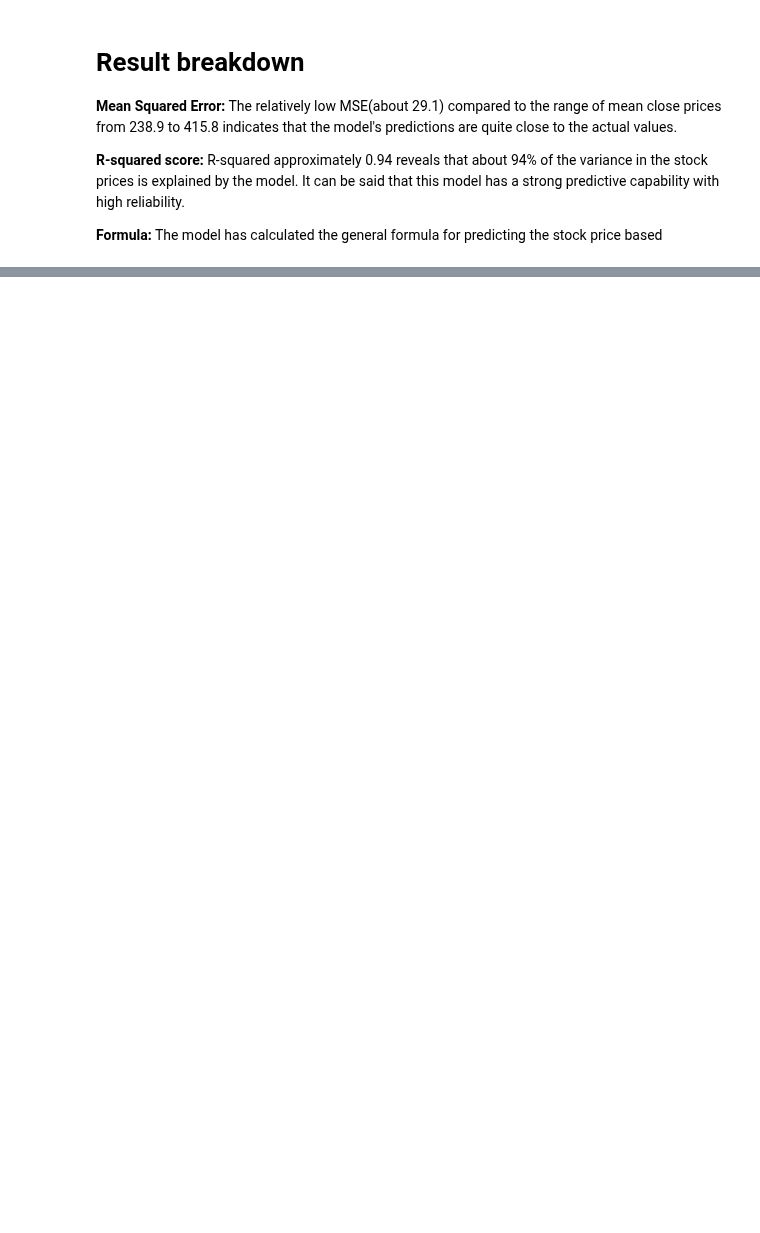
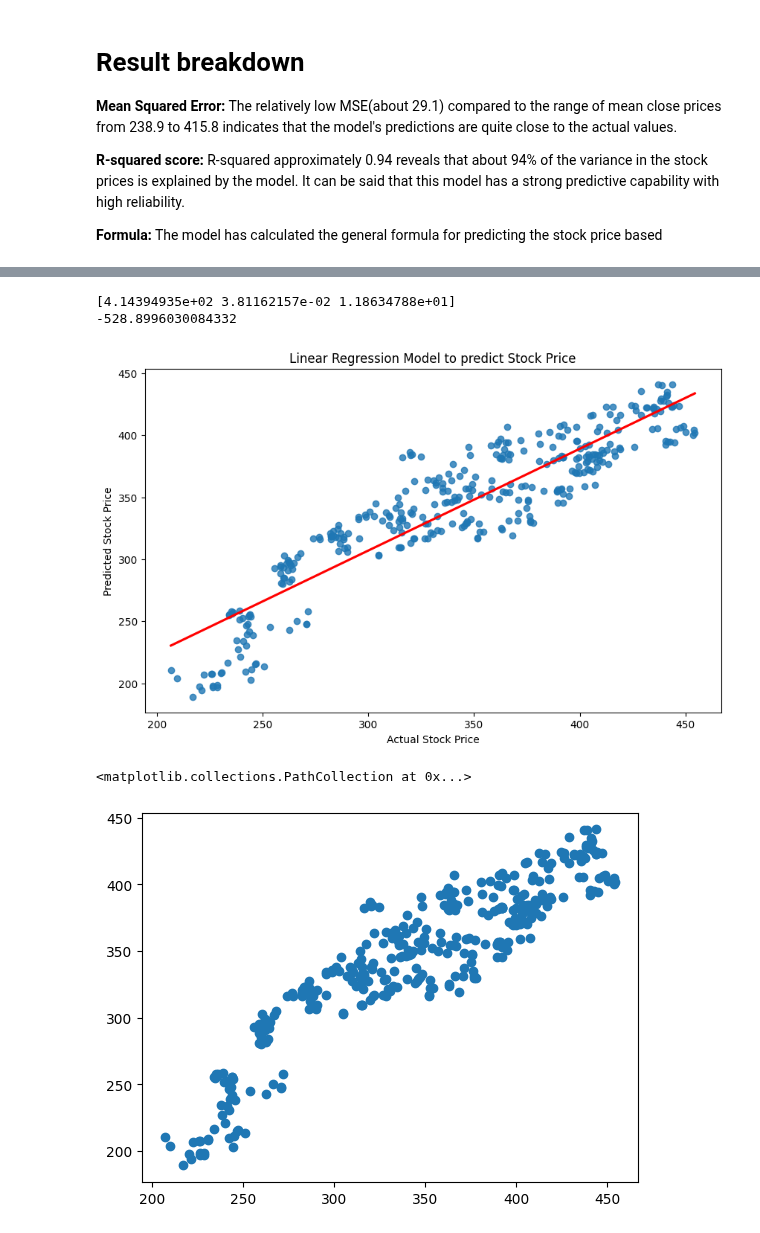
Before and after one commit to Ailey-Prmil/Statistics-Analysis-Project, a Jupyter notebook: Machine Learning/Linear_regression.ipynb, the cells around one changed output, grey strips where cells are left out. Saved outputs shown, nothing was run; the diff lists cells and outputs as text; code cells hidden in the pictures; blank space fills up the shorter version.

```diff
--- a/Machine Learning/Linear_regression.ipynb
+++ b/Machine Learning/Linear_regression.ipynb
@@ -317,0 +393,36 @@ R-squared Score:  0.9951359204602771
+# %%
+# Import libraries
+import pandas as pd
+import numpy as np
+import matplotlib.pyplot as plt
+%matplotlib inline
+import seaborn as sns
+
+# Load dataset from cav files
+data_df = pd.read_csv('../Data/merged_data.csv')
+X = data_df[['Close Currency Rate', 'Total_Sales_EUR_Million', 'EPS']]
+y = data_df['Close Stock Price']
+from sklearn.model_selection import train_test_split
+X_train , X_test, y_train, y_test = train_test_split(X, y, test_size=0.2)
+from sklearn.linear_model import LinearRegression
+model = LinearRegression()
+model.fit(X_train, y_train)
+print(model.coef_)
+print(model.intercept_)
+pd.DataFrame(model.coef_, X.columns, columns = ['Coef'])
+y_pred = model.predict(X_test)
+
+#  Plot
+plt.figure(figsize=(10,6))
+sns.regplot(x=y_test, y=y_pred, ci=None, line_kws={"color": "red"})
+plt.xlabel('Actual Stock Price')
+plt.ylabel('Predicted Stock Price')
+plt.title('Linear Regression Model to predict Stock Price')
+plt.show()
+plt.scatter(y_test, y_pred)
+# %% [output]
+[4.14394935e+02 3.81162157e-02 1.18634788e+01]
+-528.8996030084332
+[figure, added]
+<matplotlib.collections.PathCollection at 0x...>
+[figure, added]
```
Also changed, not shown: parts of 5 cells of this notebook, 4 other files.
